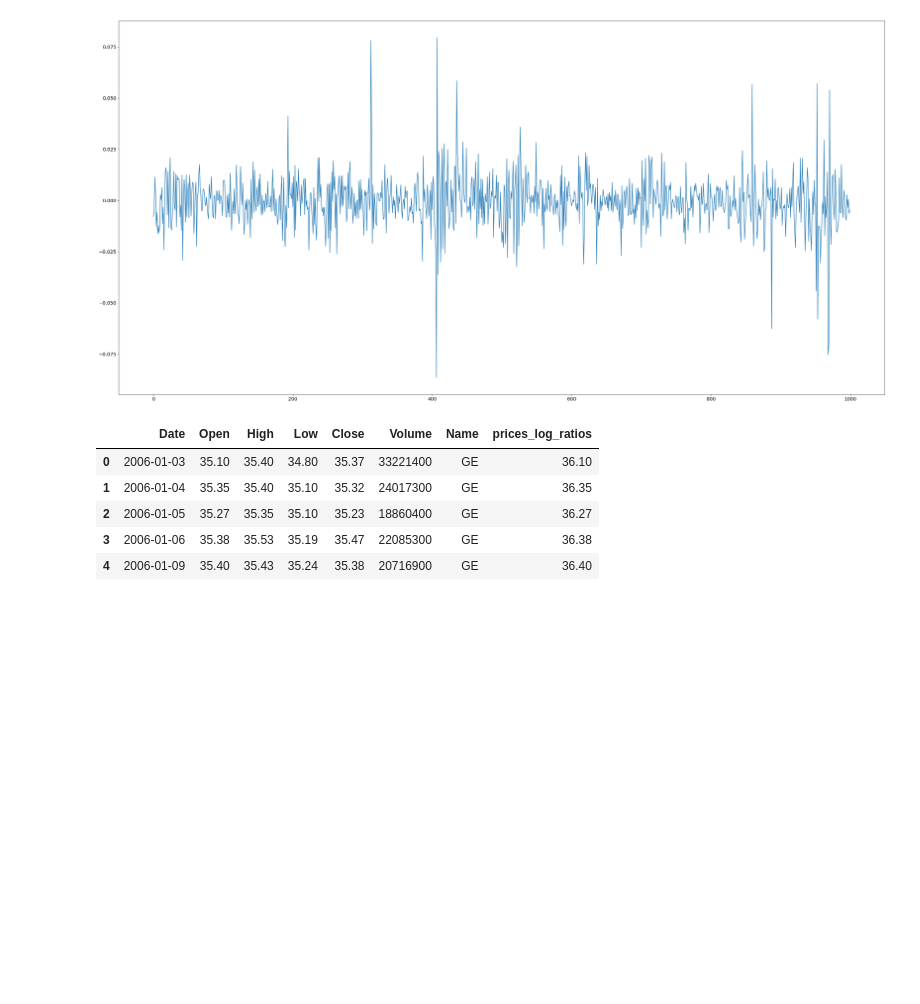
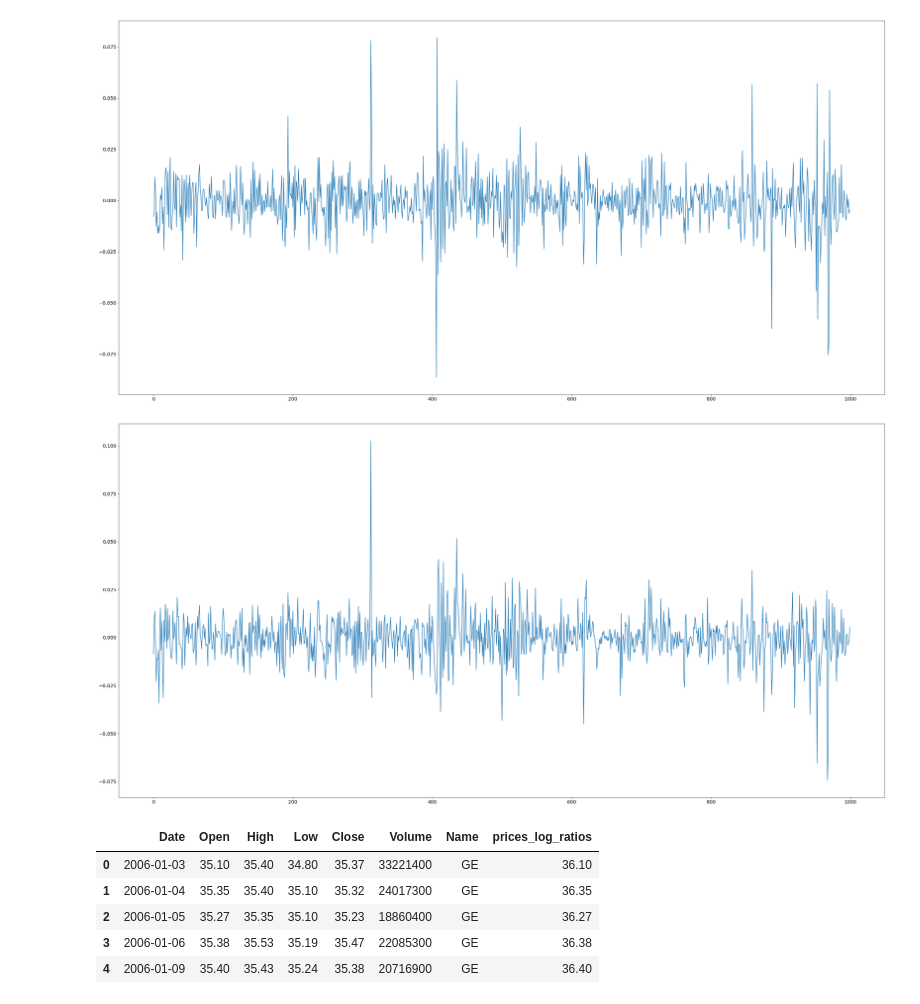
Before and after one commit to AMDonati/backward-IS, a Jupyter notebook: notebooks/stock_data.ipynb, the cells around one changed output. Saved outputs shown, nothing was run; the diff lists cells and outputs as text; code cells hidden in the pictures; blank space fills up the shorter version.

```diff
--- a/notebooks/stock_data.ipynb
+++ b/notebooks/stock_data.ipynb
@@ -39,6 +41,23 @@ plt.yticks(fontsize=14)
 plt.show()
 # %% [output]
 [figure]
+# %%
+prices_log_ratios_close = np.log(df["Close"].iloc[1:].values/df["Close"].iloc[:-1].values)
+# %%
+selected_prices_close = prices_log_ratios_close[len(prices_log_ratios)-1000:len(prices_log_ratios)]
+# %%
+fig, ax = plt.subplots(figsize=(40,20))
+x = list(range(len(selected_prices_close)))
+ax.plot(x, selected_prices_close)
+#labels = df["Date"]
+# You can specify a rotation for the tick labels in degrees or with keywords.
+#plt.xticks(x, labels, rotation='vertical',fontsize=8)
+#plt.subplots_adjust(bottom=0.15)
+plt.xticks(fontsize=14)
+plt.yticks(fontsize=14)
+plt.show()
+# %% [output]
+[figure, added]
 # %%
 df.head()
 # %% [output]
```
Also changed, not shown: parts of 1 cell of this notebook, 1 other file.
